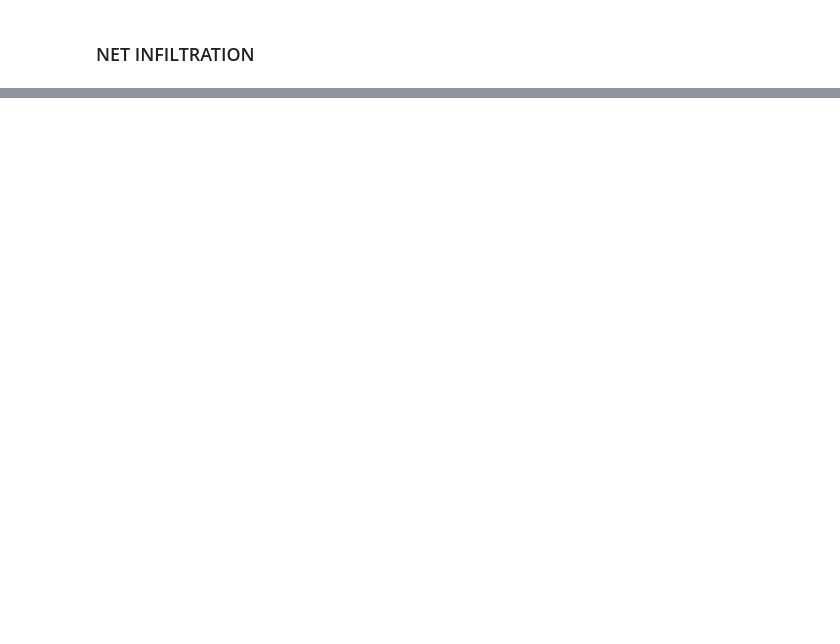
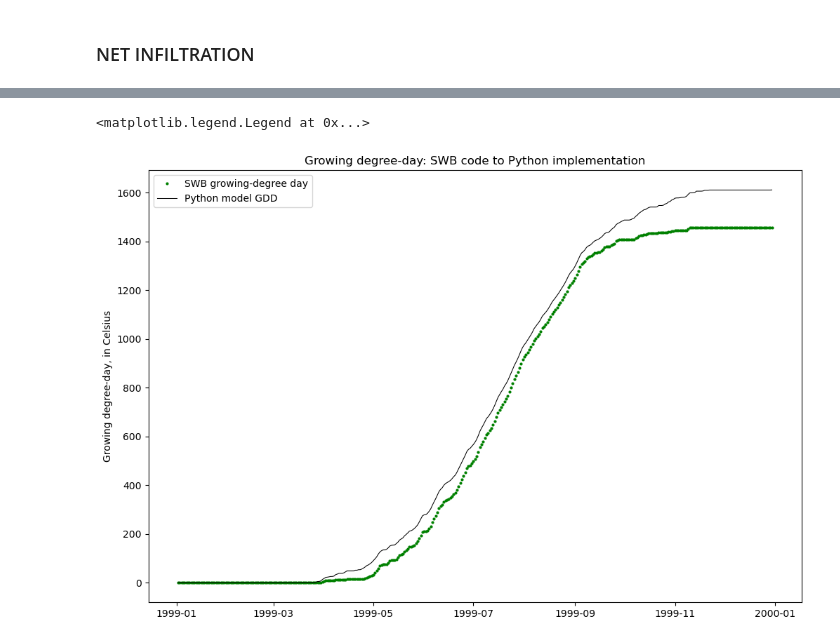
Before and after one commit to smwesten-usgs/swb2_tests, a Jupyter notebook: jupyter/02__FAO-56_crop_coefficients.ipynb, the cells around one changed output, grey strips where cells are left out. Saved outputs shown, nothing was run; the diff lists cells and outputs as text; code cells hidden in the pictures; blank space fills up the shorter version.

Commit message:
verify 'Modified growing degree-day' calculation in SWB

```diff
--- a/jupyter/02__FAO-56_crop_coefficients.ipynb
+++ b/jupyter/02__FAO-56_crop_coefficients.ipynb
@@ -354,0 +360,11 @@ ax.legend()
+# %%
+fig, ax = plt.subplots(1,1,figsize=(12, 8),sharex=False)
+ax.plot(df['date'], df['gdd_s'], marker='.', linestyle=' ', color='green', markersize=4, label='SWB growing-degree day')
+ax.plot(df['date'], df['gdd_p'], marker=' ', linestyle='-',
+        color='black', linewidth=0.75, label='Python model GDD')
+ax.set_ylabel('Growing degree-day, in Celsius')
+ax.set_title('Growing degree-day: SWB code to Python implementation')
+ax.legend()
+# %% [output]
+<matplotlib.legend.Legend at 0x...>
+[figure, added]
```
Also changed, not shown: parts of 10 cells of this notebook, 7 other files.
